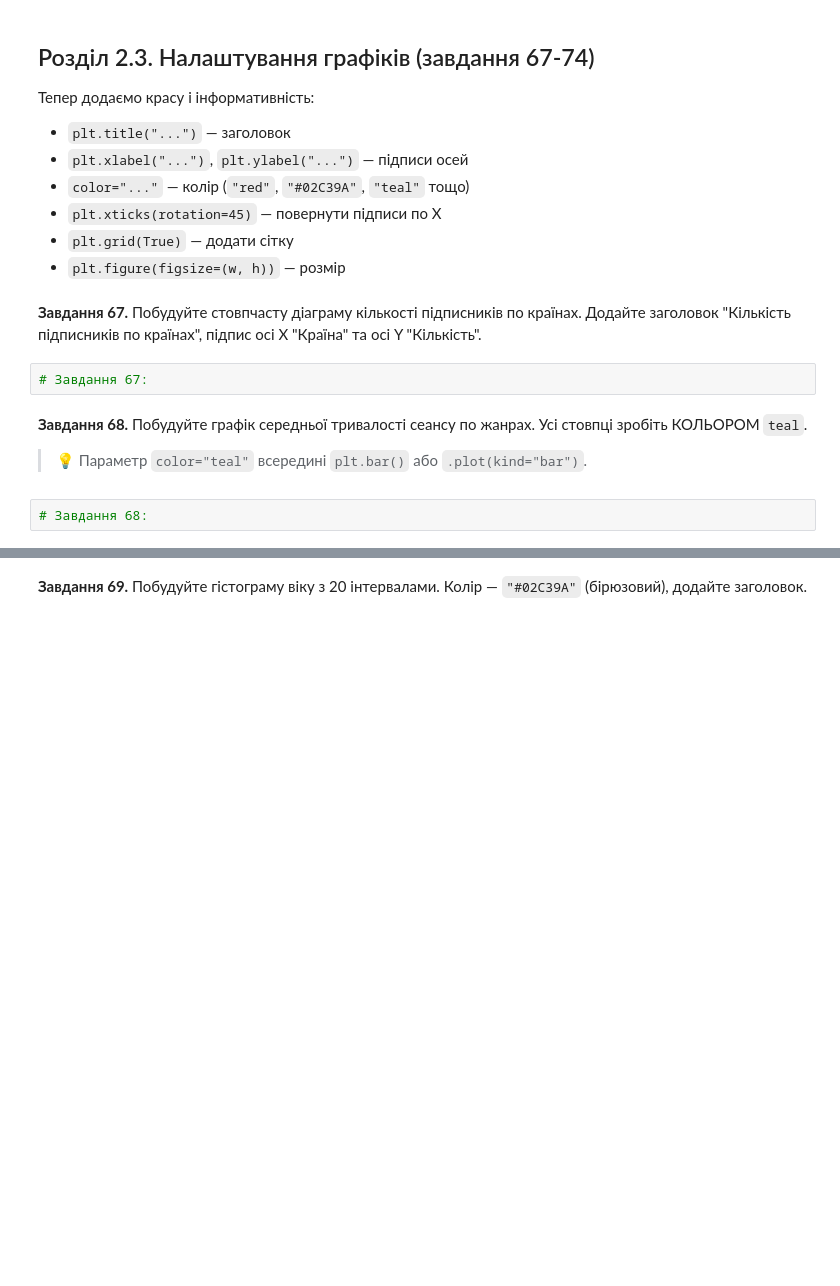
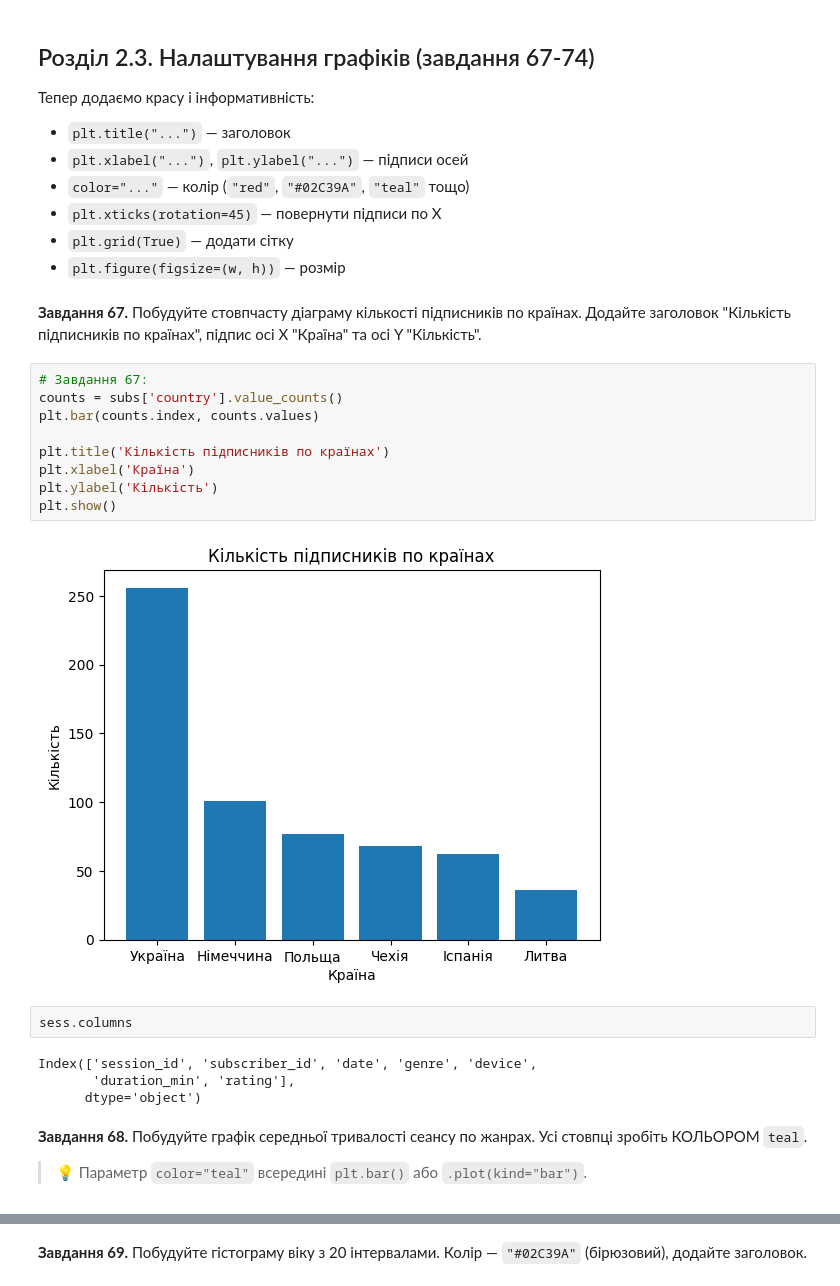
Before and after one commit to NadiiaIvashchuk/DTA_2026, a Jupyter notebook: classmade/pandas_viz_practice.ipynb, the cells around one changed output, grey strips where cells are left out. Drawn from its saved outputs; the diff is of its cells as text; blank space fills up the shorter version.

```diff
--- a/classmade/pandas_viz_practice.ipynb
+++ b/classmade/pandas_viz_practice.ipynb
@@ -1235,11 +1235,24 @@ plt.show()
 - `plt.figure(figsize=(w, h))` — розмір
 # %% [markdown]
 **Завдання 67.** Побудуйте стовпчасту діаграму кількості підписників по країнах. Додайте заголовок "Кількість підписників по країнах", підпис осі X "Країна" та осі Y "Кількість".
-# %%
-# Завдання 67:
+# %%
+# Завдання 67:
+counts = subs['country'].value_counts()
+plt.bar(counts.index, counts.values)
+
+plt.title('Кількість підписників по країнах')
+plt.xlabel('Країна')
+plt.ylabel('Кількість')
+plt.show()
+# %% [output]
+[figure, added]
+# %%
+sess.columns
+# %% [output]
+Index(['session_id', 'subscriber_id', 'date', 'genre', 'device',
+       'duration_min', 'rating'],
+      dtype='object')
 # %% [markdown]
 **Завдання 68.** Побудуйте графік середньої тривалості сеансу по жанрах. Усі стовпці зробіть КОЛЬОРОМ `teal`.
 
 > 💡 Параметр `color="teal"` всередині `plt.bar()` або `.plot(kind="bar")`.
-# %%
-# Завдання 68:
```
Also changed, not shown: parts of 5 cells of this notebook.
